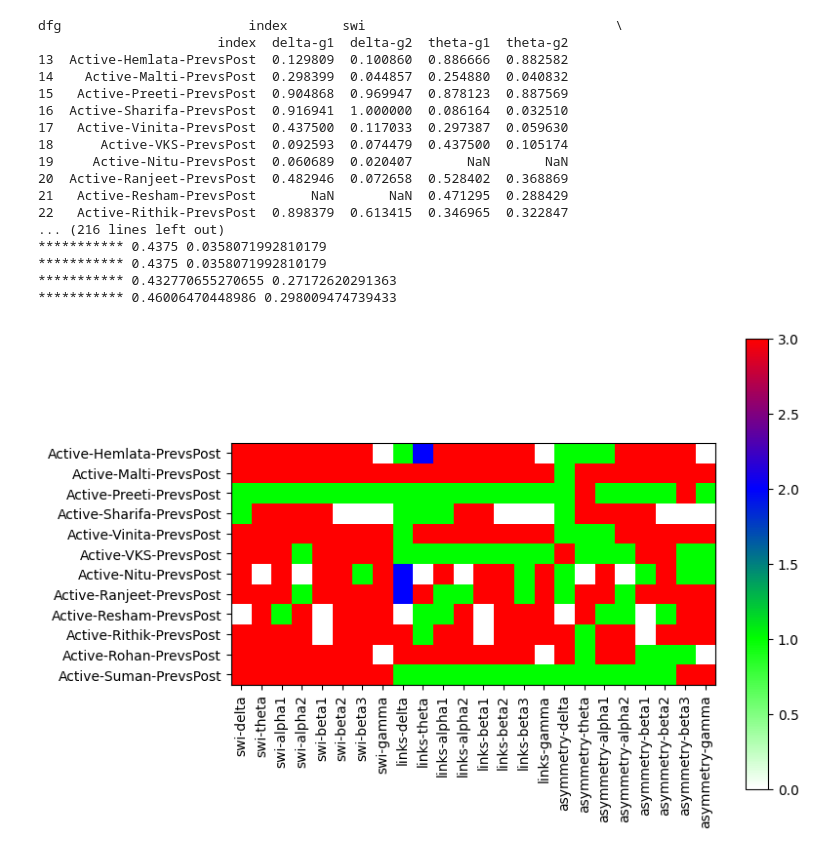
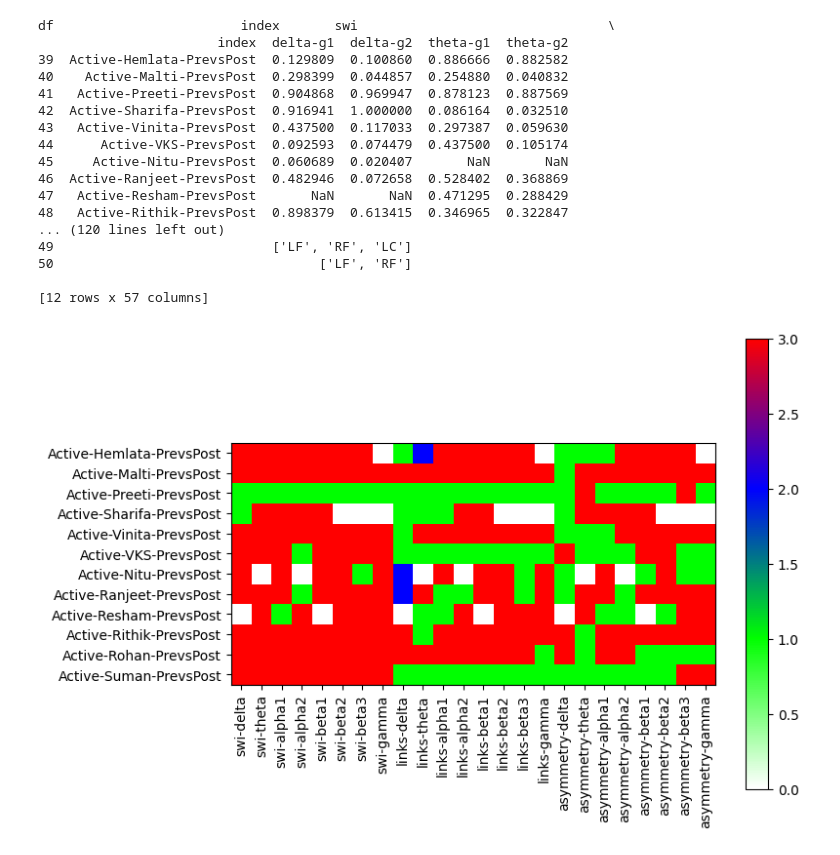
Before and after one commit to vishwanisingh/Depression-tDCS-Analysis, a Jupyter notebook: script-table-to-color-map.ipynb, the cells around one changed output. Drawn from its saved outputs; the diff is of its cells as text; code cells hidden in the pictures.

```diff
--- a/script-table-to-color-map.ipynb
+++ b/script-table-to-color-map.ipynb
@@ -3,12 +3,17 @@ import pandas as pd
 import numpy as np
 import matplotlib.pyplot as plt
 import matplotlib.colors as mcolors
+import statsmodels.api as sm
+import statsmodels.formula.api as smf
+# from tabulate import tabulate
+
+
 
 ACTIVE_SHAM = 'Active'
 
 existing_file = f"comparison-results/result-{ACTIVE_SHAM}.xlsx"
 df = pd.read_excel(existing_file, header=[0,1])
-df_without_rows = df.drop(df.index[0:len(df)//2+1])
+df_without_rows = df.drop(df.index[0:len(df)//2+14])
 df_without_columns = df_without_rows.drop(df_without_rows.columns[0:len(df)//2+1], axis=1)
 df = df_without_columns
 print("df", df)
@@ -33,55 +38,56 @@ for j in range(len(df)): # rows
             # else:
             elif df.iloc[j, i] < df.iloc[j, i + 1]:
                 condition_matrix[j, i // 2] = 1 # green
-            elif df.iloc[j, i] == df.iloc[j, i + 1]:
+            elif np.abs(df.iloc[j, i] - df.iloc[j, i + 1]) == 0:
                 condition_matrix[j, i // 2] = 2 # blue
+                # insignificant_bands.append(i)
             else:
                 condition_matrix[j, i // 2] = 3 # red
         elif i in range(16,32):
             if i-16 in insignificant_bands:
                 condition_matrix[j, i // 2] = 0 # white
             elif df.iloc[j, i] < df.iloc[j, i + 1]:
                 condition_matrix[j, i // 2] = 1 # green
             elif np.abs(df.iloc[j, i] - df.iloc[j, i + 1]) <= 5: # links difference <= 5
                 condition_matrix[j, i // 2] = 2 # blue
             else:
                 condition_matrix[j, i // 2] = 3 # red
         elif i in range(32,48):
             if i-32 in insignificant_bands:
                 condition_matrix[j, i // 2] = 0 # white
             # else:
             elif np.abs(df.iloc[j, i] - 1) > np.abs(df.iloc[j, i+1] - 1):
                 condition_matrix[j, i//2] = 1 # green
             elif np.abs(df.iloc[j, i] - 1) == np.abs(df.iloc[j, i+1] - 1):
                 condition_matrix[j, i//2] = 2 # blue
             else:
                 condition_matrix[j, i//2] = 3 # red
 
 lis = [f"{df.columns[i][0]}-{df.columns[i][1].split('-')[0]}" for i in range(1, len(df.columns)-8, 2)]
 
 plt.figure(figsize=(8, 6))
 plt.imshow(condition_matrix, cmap=cmap)
 plt.xticks(range(((len(df.columns)-8)// 2)), lis, rotation='vertical')
 plt.yticks(range(len(df)), list(df.iloc[:, 0]))
 plt.colorbar()
 plt.show()
 # %% [output]
-dfg                        index       swi                                \
+df                        index       swi                                \
                        index  delta-g1  delta-g2  theta-g1  theta-g2
-13  Active-Hemlata-PrevsPost  0.129809  0.100860  0.886666  0.882582
-14    Active-Malti-PrevsPost  0.298399  0.044857  0.254880  0.040832
-15   Active-Preeti-PrevsPost  0.904868  0.969947  0.878123  0.887569
-16  Active-Sharifa-PrevsPost  0.916941  1.000000  0.086164  0.032510
-17   Active-Vinita-PrevsPost  0.437500  0.117033  0.297387  0.059630
-18      Active-VKS-PrevsPost  0.092593  0.074479  0.437500  0.105174
-19     Active-Nitu-PrevsPost  0.060689  0.020407       NaN       NaN
-20  Active-Ranjeet-PrevsPost  0.482946  0.072658  0.528402  0.368869
-21   Active-Resham-PrevsPost       NaN       NaN  0.471295  0.288429
-22   Active-Rithik-PrevsPost  0.898379  0.613415  0.346965  0.322847
-... (216 lines left out)
-*********** 0.4375 0.0358071992810179
-*********** 0.4375 0.0358071992810179
-*********** 0.432770655270655 0.27172620291363
-*********** 0.46006470448986 0.298009474739433
+39  Active-Hemlata-PrevsPost  0.129809  0.100860  0.886666  0.882582
+40    Active-Malti-PrevsPost  0.298399  0.044857  0.254880  0.040832
+41   Active-Preeti-PrevsPost  0.904868  0.969947  0.878123  0.887569
+42  Active-Sharifa-PrevsPost  0.916941  1.000000  0.086164  0.032510
+43   Active-Vinita-PrevsPost  0.437500  0.117033  0.297387  0.059630
+44      Active-VKS-PrevsPost  0.092593  0.074479  0.437500  0.105174
+45     Active-Nitu-PrevsPost  0.060689  0.020407       NaN       NaN
+46  Active-Ranjeet-PrevsPost  0.482946  0.072658  0.528402  0.368869
+47   Active-Resham-PrevsPost       NaN       NaN  0.471295  0.288429
+48   Active-Rithik-PrevsPost  0.898379  0.613415  0.346965  0.322847
+... (120 lines left out)
+49                            ['LF', 'RF', 'LC']
+50                                  ['LF', 'RF']
+
+[12 rows x 57 columns]
-[figure, old version]
+[figure, new version]
 # %%
```
Also changed, not shown: parts of 1 cell of this notebook, 4 other files.
